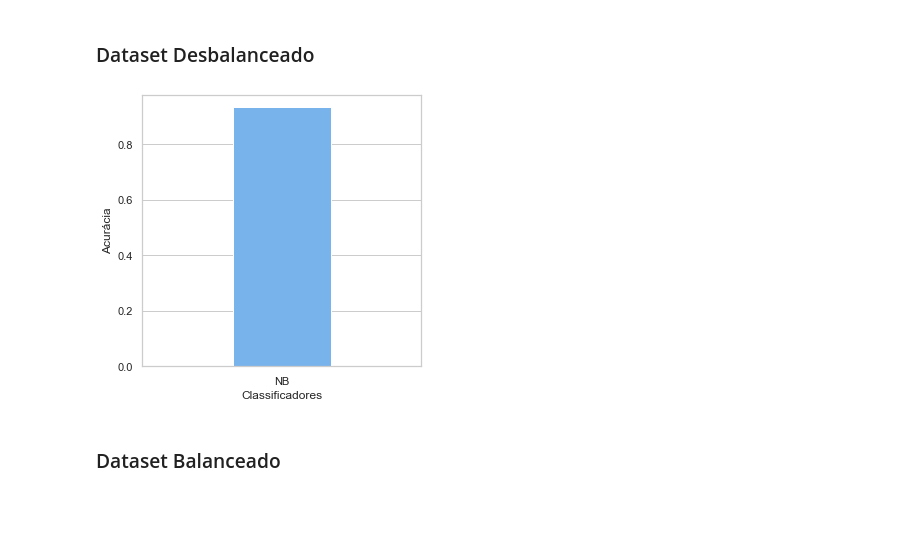
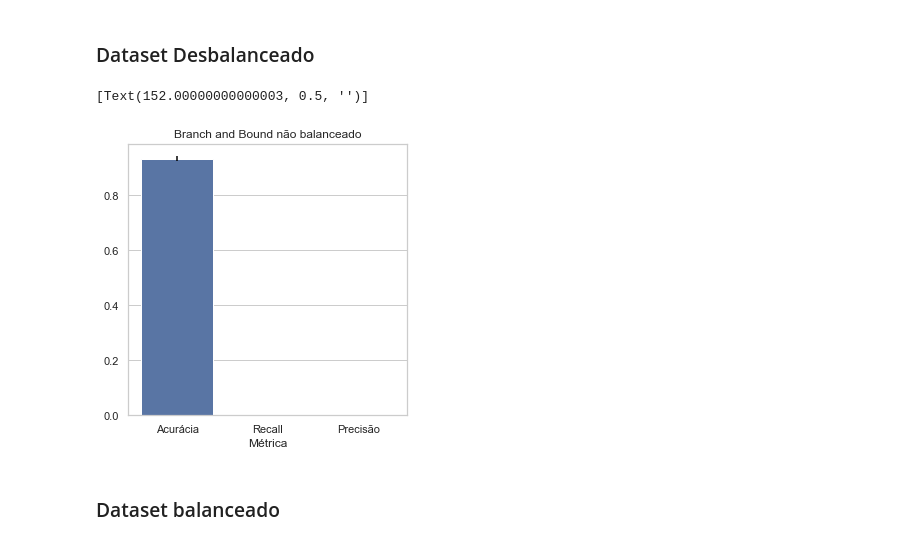
Before and after one commit to jcabralc/projeto_SIN5007_rec_padroes, a Jupyter notebook: atividade6-Naive Bayes/Naive Bayes Branch and Bound.ipynb, the cells around one changed output. Drawn from its saved outputs; the diff is of its cells as text; code cells hidden in the pictures; blank space fills up the shorter version.

```diff
--- a/atividade6-Naive Bayes/Naive Bayes Branch and Bound.ipynb
+++ b/atividade6-Naive Bayes/Naive Bayes Branch and Bound.ipynb
@@ -466,11 +466,16 @@ max_alpha_balanced
 ### Dataset Desbalanceado
 # %%
 # Usando apenas folds com o melhor alpha
-accuracies_unbalanced = scores_unbalanced.loc[scores_unbalanced['Alpha'] == max_alpha_unbalanced, 'Accuracy']
-mean_unbalanced = np.mean(accuracies_unbalanced)
+metrics_unbalanced = scores_unbalanced.loc[scores_unbalanced['Alpha'] == max_alpha_unbalanced, ['Accuracy', 'Recall', 'Precision']]
+mean_unbalanced = np.mean(metrics_unbalanced)
 
 # Calculo do ic
-ic_min_unbalanced, ic_max_unbalanced = st.t.interval(0.95, len(accuracies_unbalanced)-1, loc=mean_unbalanced, scale=st.sem(accuracies_unbalanced))
+acc_min_unbalanced, acc_max_unbalanced = st.t.interval(0.95, len(metrics_unbalanced['Accuracy'])-1, loc=mean_unbalanced[0], scale=st.sem(metrics_unbalanced['Accuracy']))
+rec_min_unbalanced, rec_max_unbalanced = st.t.interval(0.95, len(metrics_unbalanced['Recall'])-1, loc=mean_unbalanced[1], scale=st.sem(metrics_unbalanced['Recall']))
+pre_min_unbalanced, pre_max_unbalanced = st.t.interval(0.95, len(metrics_unbalanced['Precision'])-1, loc=mean_unbalanced[2], scale=st.sem(metrics_unbalanced['Precision']))
 
-print('Média = {}, IC = [{}, {}]'.format(mean_unbalanced,ic_min_unbalanced, ic_max_unbalanced))
+
+print('Acurácia: Média = {:.3f}, IC = [{:.3f}, {:.3f}]'.format(mean_unbalanced[0],acc_min_unbalanced, acc_max_unbalanced))
+print('Recall: Média = {:.3f}, IC = [{:.3f}, {:.3f}]'.format(mean_unbalanced[1],rec_min_unbalanced, rec_max_unbalanced))
+print('Precisão: Média = {:.3f}, IC = [{:.3f}, {:.3f}]'.format(mean_unbalanced[2],pre_min_unbalanced, pre_max_unbalanced))
 # %% [output]
@@ -504,22 +518,40 @@ def change_width(ax, new_value) :
         patch.set_x(patch.get_x() + diff * .5)
 # %% [markdown]
 ### Dataset Desbalanceado
-# %%
-plot_unbalanced = pd.DataFrame(scores_unbalanced.loc[scores_unbalanced['Alpha'] == max_alpha_unbalanced, ['Alpha','Accuracy']])
-
-sns.set(style="whitegrid")
-plt.rcParams.update({'font.size': 15})
-plt.figure(figsize=(5, 5))
-
-ax_unbalanced = sns.barplot(x="Alpha", y="Accuracy", data=plot_unbalanced, color='#66b3ff', ci = None)
-ticks = ['NB']
-ax_unbalanced.set(xticklabels=ticks, xlabel='Classificadores', ylabel='Acurácia')
-
-# IC calculado pelo seaborn parece não ser t student
-#plt.errorbar(x=[0],y=mean_unbalanced,yerr= (ic_max_unbalanced - mean_unbalanced) , fmt='none')
-
-change_width(ax_unbalanced, .35)
-# %% [output]
-[figure, removed]
+# %%
+sns.set(style="whitegrid")
+plt.rcParams.update({'font.size': 15})
+fig_unbalanced = plt.figure(figsize=(5, 5))
+
+plot_unbalanced = pd.DataFrame(scores_unbalanced.loc[scores_unbalanced['Alpha'] == max_alpha_unbalanced, ['Accuracy']]).rename(columns={"Accuracy": "Value"})
+plot_unbalanced['Métrica'] = 'Acurácia'
+
+recall_unbalanced  = pd.DataFrame(scores_unbalanced.loc[scores_unbalanced['Alpha'] == max_alpha_unbalanced, ['Recall']]).rename(columns={"Recall": "Value"})
+recall_unbalanced ['Métrica'] = 'Recall'
+plot_unbalanced  = plot_unbalanced .append(recall_unbalanced )
+
+presicion_unbalanced  = pd.DataFrame(scores_unbalanced.loc[scores_unbalanced['Alpha'] == max_alpha_unbalanced, ['Precision']]).rename(columns={"Precision": "Value"})
+presicion_unbalanced ['Métrica'] = 'Precisão'
+plot_unbalanced  = plot_unbalanced .append(presicion_unbalanced)
+
+#plot
+
+ax = sns.barplot(x="Métrica", y="Value", data=plot_unbalanced , ci = None)
+plt.title('Branch and Bound não balanceado')
+
+plt.errorbar(x=[0],y=mean_unbalanced[0],yerr= (acc_max_unbalanced - mean_unbalanced[0]) , fmt='none', color = 'black')
+plt.errorbar(x=[1],y=mean_unbalanced[1],yerr= (rec_max_unbalanced - mean_unbalanced[1]) , fmt='none', color = 'black')
+plt.errorbar(x=[2],y=mean_unbalanced[2],yerr= (pre_max_unbalanced - mean_unbalanced[2]) , fmt='none', color = 'black')
+
+fig_unbalanced.savefig('Branch and Bound não balanceado', bbox_inches='tight', dpi=600)
+
+
+
+
+
+ax.set(ylabel='')
+# %% [output]
+[Text(152.00000000000003, 0.5, '')]
+[figure, added]
 # %% [markdown]
-### Dataset Balanceado
+### Dataset balanceado
```
Also changed, not shown: parts of 4 cells of this notebook, 11 other files.
